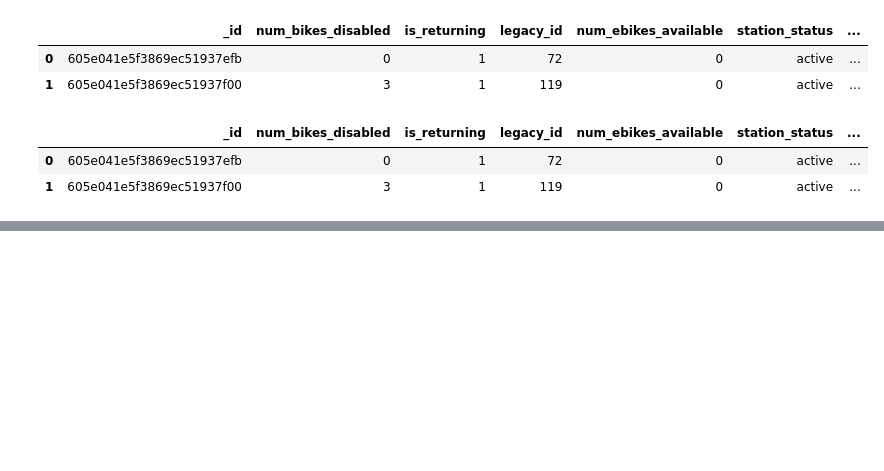
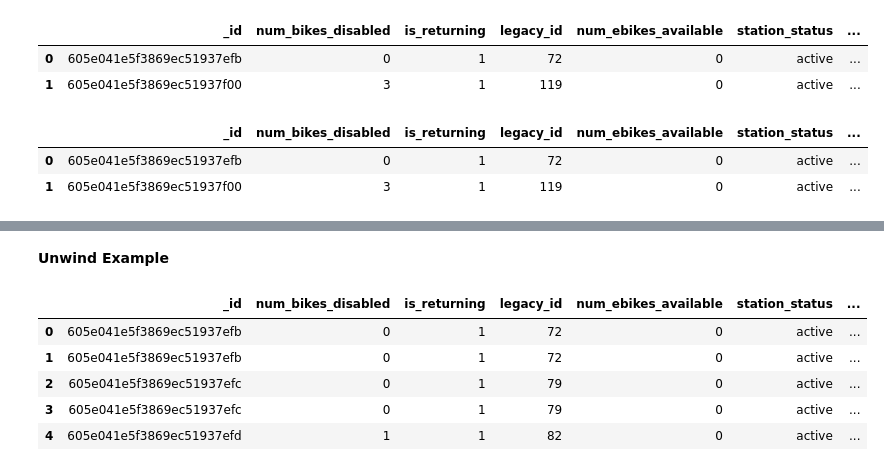
Before and after one commit to yanbronshtein/DataManagementRepo, a Jupyter notebook: MiniProject/MongoDB.ipynb, the cells around one changed output, grey strips where cells are left out. Saved outputs shown, nothing was run; the diff lists cells and outputs as text; code cells hidden in the pictures; blank space fills up the shorter version.

```diff
--- a/MiniProject/MongoDB.ipynb
+++ b/MiniProject/MongoDB.ipynb
@@ -228,0 +263,19 @@ display_station_info()
+# %% [markdown]
+**Unwind Example**
+# %%
+#Unwind Deconstructs an array field from the input documents to output a document for each element.
+#Each output document is the input document with the value of the array field replaced by the element.
+pipeline = [
+    {"$unwind": "$activity"}
+]
+
+
+cursor = db.stations_col.aggregate(pipeline)
+pd.DataFrame(cursor).head(5)
+# %% [output]
+|  | _id | num_bikes_disabled | is_returning | legacy_id | num_ebikes_available | station_status | ... |
+| 0 | 605e041e5f3869ec51937efb | 0 | 1 | 72 | 0 | active | ... |
+| 1 | 605e041e5f3869ec51937efb | 0 | 1 | 72 | 0 | active | ... |
+| 2 | 605e041e5f3869ec51937efc | 0 | 1 | 79 | 0 | active | ... |
+| 3 | 605e041e5f3869ec51937efc | 0 | 1 | 79 | 0 | active | ... |
+| 4 | 605e041e5f3869ec51937efd | 1 | 1 | 82 | 0 | active | ... |
```
Also changed, not shown: parts of 18 cells of this notebook.
